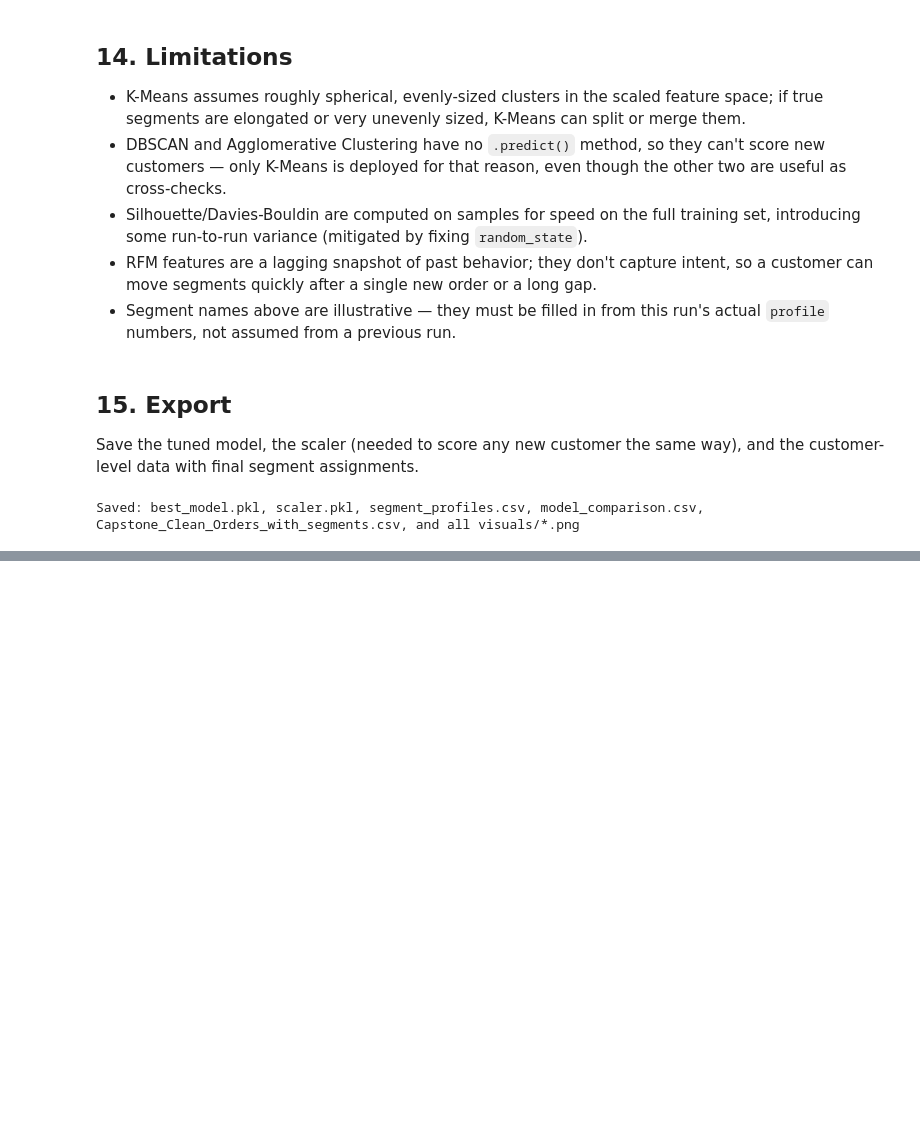
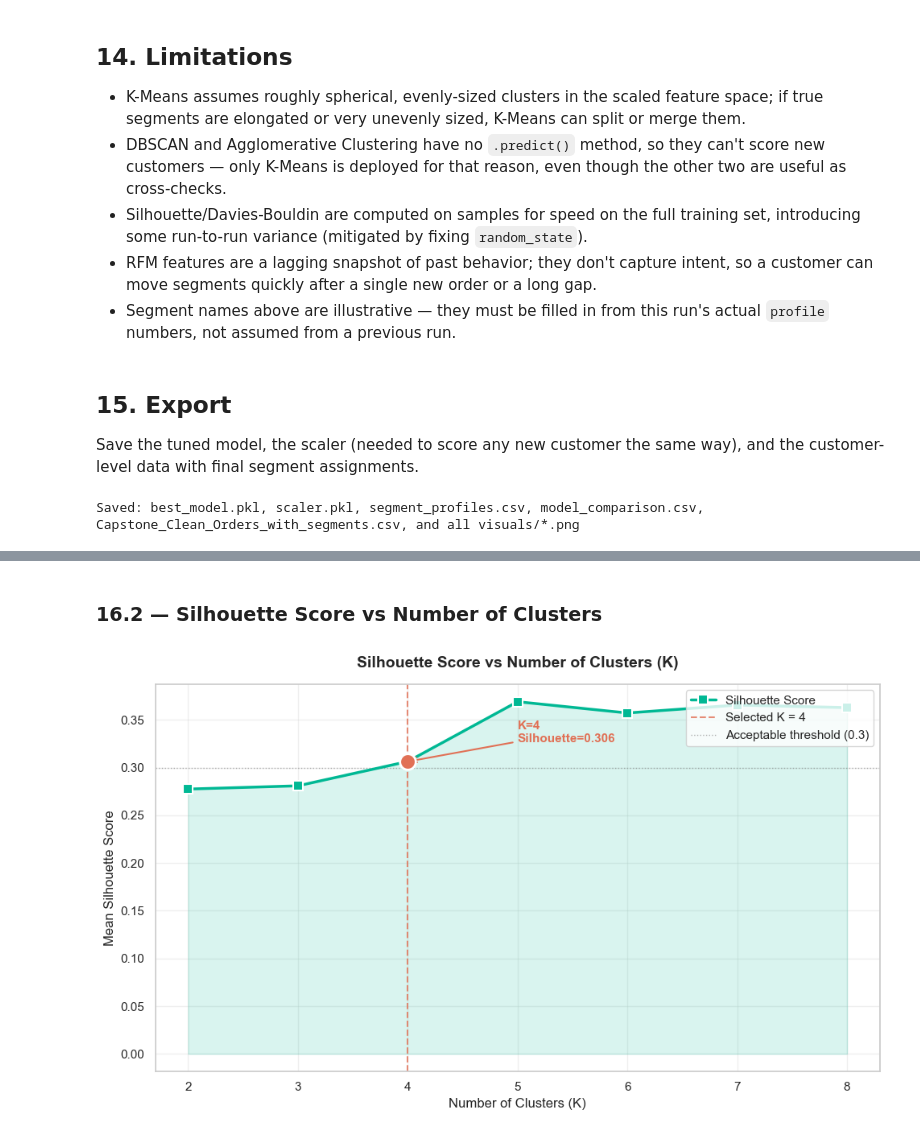
Before and after one commit to ARefaat1/brazilian-ecommerce-customer-segmentation, a Jupyter notebook: notebook/train.ipynb, the cells around one changed output, grey strips where cells are left out. Saved outputs shown, nothing was run; the diff lists cells and outputs as text; code cells hidden in the pictures; blank space fills up the shorter version.

```diff
--- a/notebook/train.ipynb
+++ b/notebook/train.ipynb
@@ -672,0 +819,41 @@ Saved: best_model.pkl, scaler.pkl, segment_profiles.csv, model_comparison.csv, C
+# %% [markdown]
+### 16.2 — Silhouette Score vs Number of Clusters
+# %%
+fig, ax = plt.subplots(figsize=(10, 6))
+
+ax.plot(ks, silhouettes, marker='s', linewidth=2.5, markersize=8,
+        color='#00B894', markeredgecolor='white', markeredgewidth=1.5,
+        label='Silhouette Score', zorder=3)
+
+# Fill area under curve
+ax.fill_between(ks, silhouettes, alpha=0.15, color='#00B894')
+
+# Annotate best K
+best_sil_idx = ks.index(BEST_K)
+ax.axvline(x=BEST_K, color='#E17055', linestyle='--', linewidth=1.5,
+           label=f'Selected K = {BEST_K}', alpha=0.8)
+ax.scatter([BEST_K], [silhouettes[best_sil_idx]], s=200, color='#E17055',
+           zorder=5, edgecolors='white', linewidths=2)
+ax.annotate(f'K={BEST_K}\nSilhouette={silhouettes[best_sil_idx]:.3f}',
+            xy=(BEST_K, silhouettes[best_sil_idx]),
+            xytext=(BEST_K + 1, silhouettes[best_sil_idx] + 0.02),
+            fontsize=11, fontweight='bold', color='#E17055',
+            arrowprops=dict(arrowstyle='->', color='#E17055', lw=1.5))
+
+# Add threshold reference line
+ax.axhline(y=0.3, color='gray', linestyle=':', linewidth=1, alpha=0.6,
+           label='Acceptable threshold (0.3)')
+
+ax.set_title('Silhouette Score vs Number of Clusters (K)',
+             fontsize=14, fontweight='bold', pad=15)
+ax.set_xlabel('Number of Clusters (K)', fontsize=12)
+ax.set_ylabel('Mean Silhouette Score', fontsize=12)
+ax.set_xticks(ks)
+ax.legend(fontsize=11, loc='upper right')
+ax.grid(True, alpha=0.3)
+
+plt.tight_layout()
+plt.savefig(OUTPUT_DIR / '16_02_silhouette_vs_k.png', dpi=150, bbox_inches='tight')
+plt.show()
+# %% [output]
+[figure, added]
```
Also changed, not shown: parts of 24 cells of this notebook, 6 other files.
